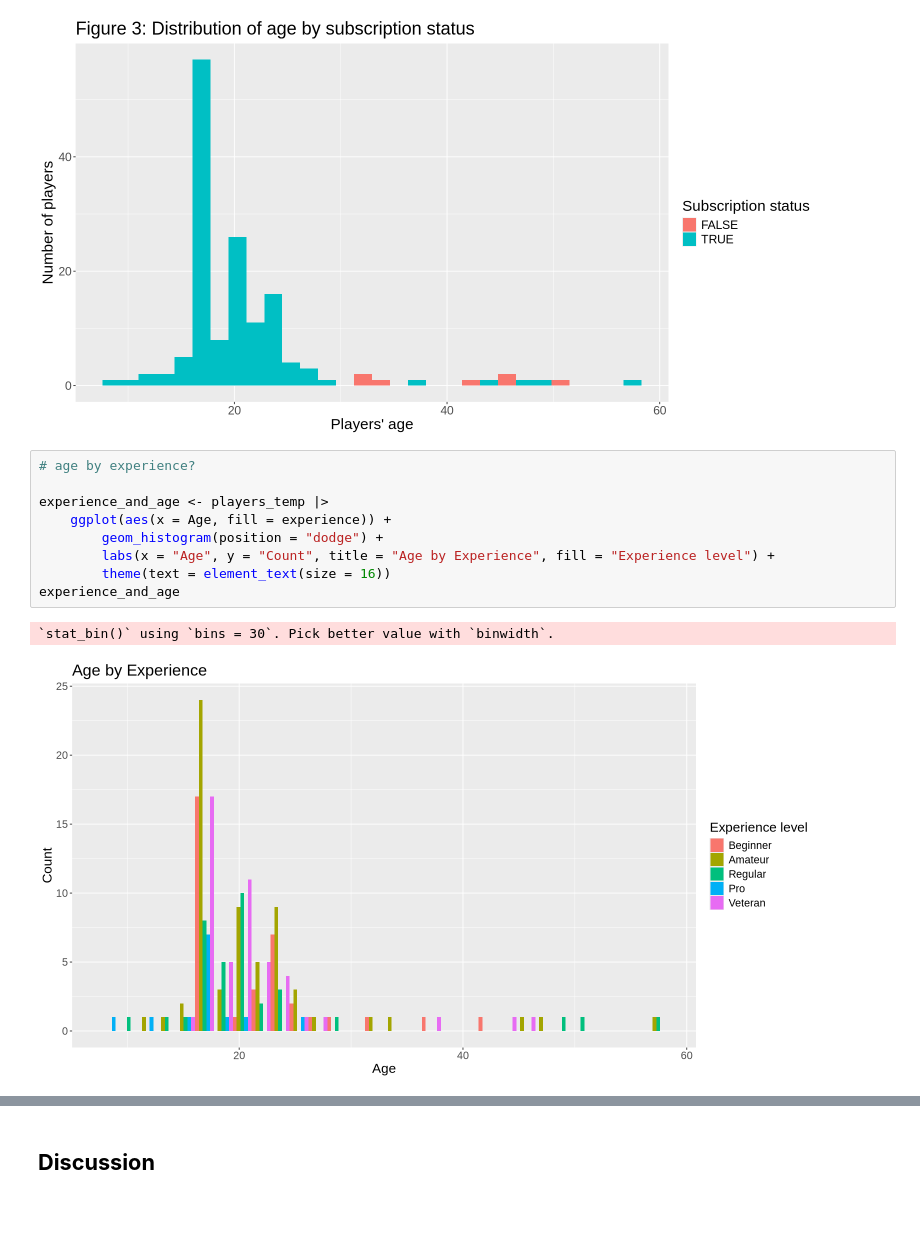
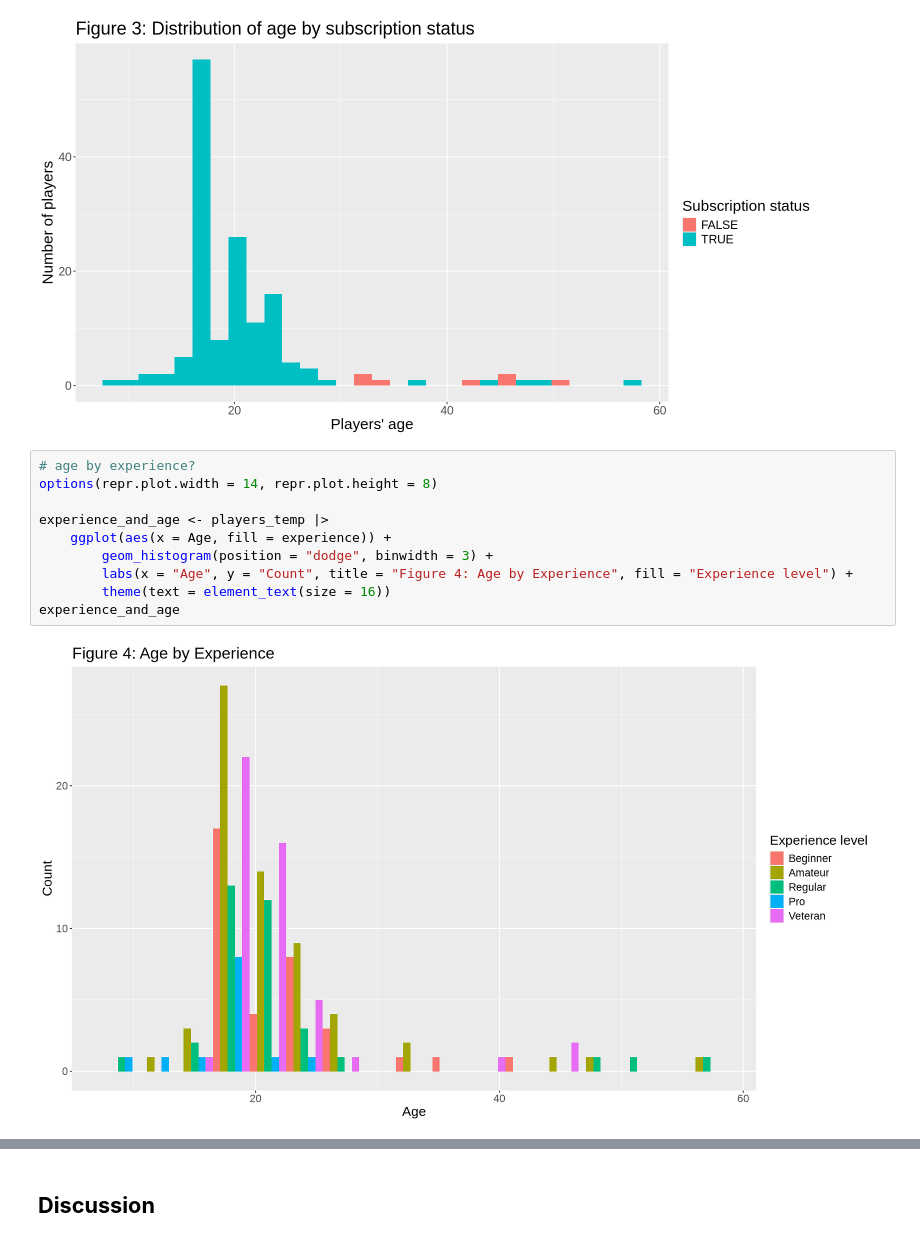
Before and after one commit to nliu0729/dsci-group-project, a Jupyter notebook: final_group_report-2.ipynb, the cells around one changed output, grey strips where cells are left out. Saved outputs shown, nothing was run; the diff lists cells and outputs as text; blank space fills up the shorter version.

```diff
--- a/final_group_report-2.ipynb
+++ b/final_group_report-2.ipynb
@@ -233,15 +234,15 @@ age_v_sub
 [figure]
 # %%
 # age by experience?
+options(repr.plot.width = 14, repr.plot.height = 8)
 
 experience_and_age <- players_temp |>
     ggplot(aes(x = Age, fill = experience)) +
-        geom_histogram(position = "dodge") +
-        labs(x = "Age", y = "Count", title = "Age by Experience", fill = "Experience level") +
+        geom_histogram(position = "dodge", binwidth = 3) +
+        labs(x = "Age", y = "Count", title = "Figure 4: Age by Experience", fill = "Experience level") +
         theme(text = element_text(size = 16))
 experience_and_age
 # %% [output]
-`stat_bin()` using `bins = 30`. Pick better value with `binwidth`.
-[figure, old version]
+[figure, new version]
 # %%
 set.seed(9999)
```
Also changed, not shown: parts of 6 cells of this notebook.
